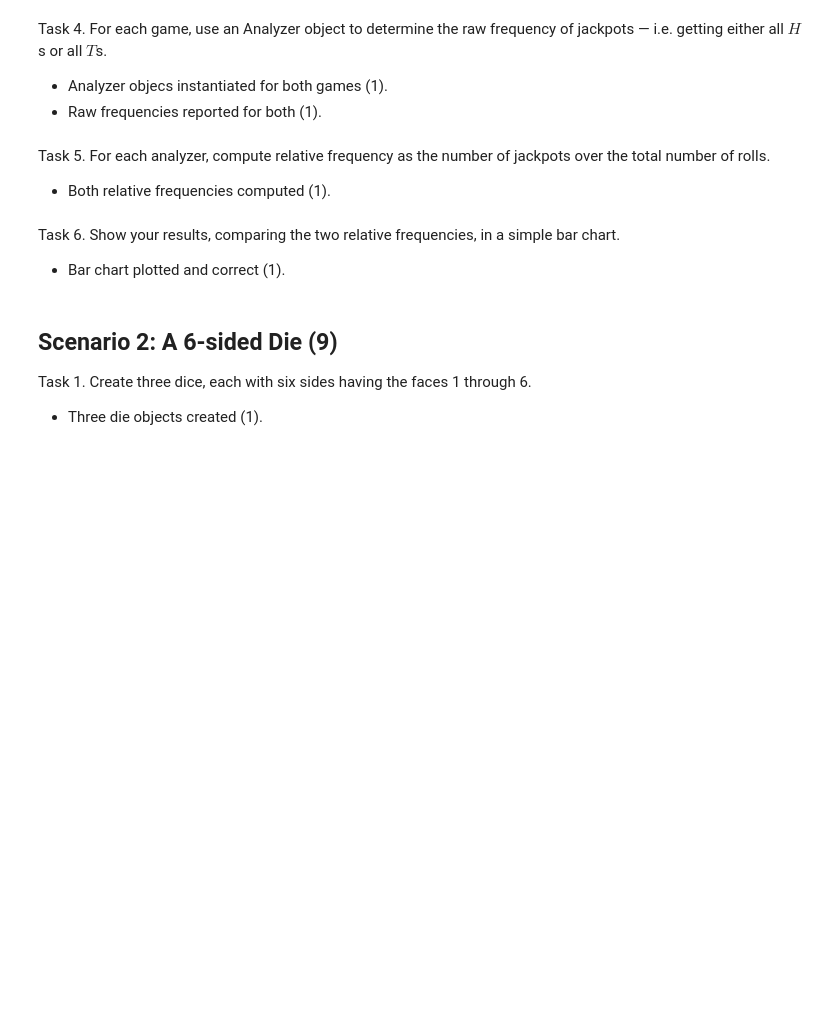
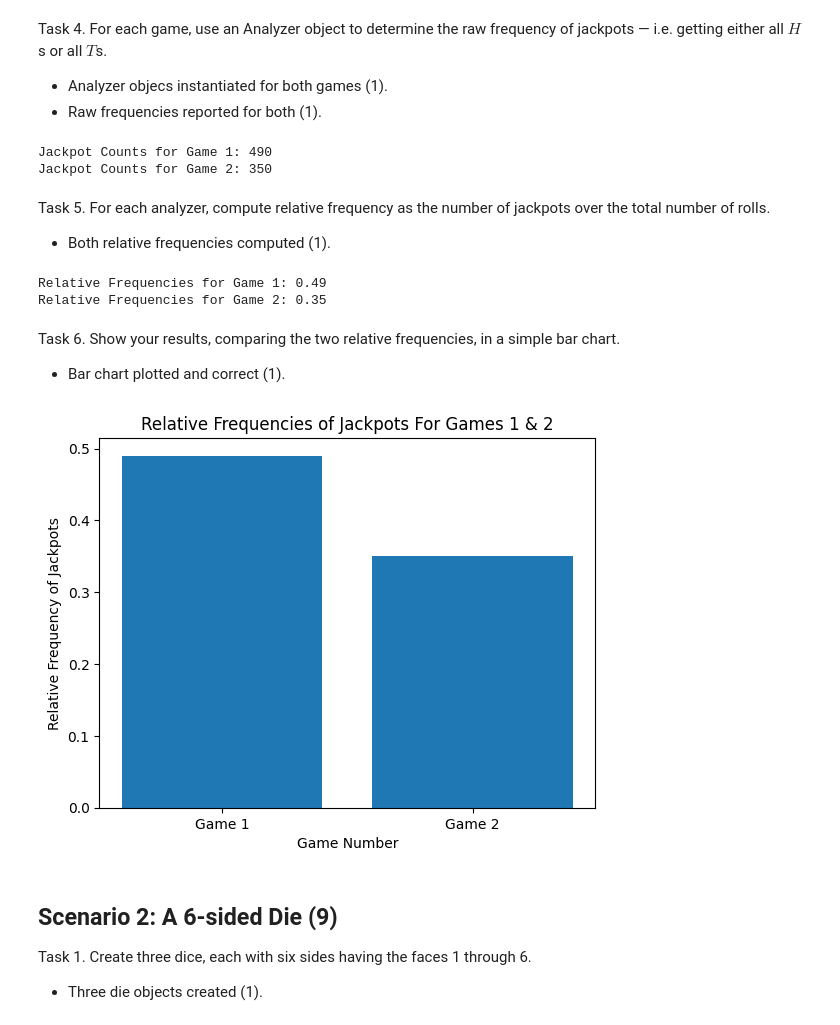
Before and after one commit to natbw/MCS, a Jupyter notebook: DS51200_FinalProjectTemplate.ipynb, the cells around one changed output. Saved outputs shown, nothing was run; the diff lists cells and outputs as text; code cells hidden in the pictures; blank space fills up the shorter version.

```diff
--- a/DS51200_FinalProjectTemplate.ipynb
+++ b/DS51200_FinalProjectTemplate.ipynb
@@ -1045,14 +1131,58 @@ Task 4. For each game, use an Analyzer object to determine the raw frequency of
 
 - Analyzer objecs instantiated for both games (1).
 - Raw frequencies reported for both (1).
+# %%
+# game 1 analyzer
+game1_analyzer = Analyzer(game1)
+game1_jackpots = game1_analyzer.jackpot_counts()
+
+# game 2 analyzer
+game2_analyzer = Analyzer(game2)
+game2_jackpots = game2_analyzer.jackpot_counts()
+
+# print results
+print(f"Jackpot Counts for Game 1: {game1_jackpots}")
+print(f"Jackpot Counts for Game 2: {game2_jackpots}")
+# %% [output]
+Jackpot Counts for Game 1: 490
+Jackpot Counts for Game 2: 350
 # %% [markdown]
 Task 5. For each analyzer, compute relative frequency as the number of jackpots over the total number of rolls.
 
 - Both relative frequencies computed (1).
+# %%
+# get total rolls
+total_rolls = 1000
+
+# divide jackpots by total number of rolls to get relative frequencies
+game1_relfreq = game1_jackpots / total_rolls
+game2_relfreq = game2_jackpots / total_rolls
+
+# print results
+print(f"Relative Frequencies for Game 1: {game1_relfreq}")
+print(f"Relative Frequencies for Game 2: {game2_relfreq}")
+# %% [output]
+Relative Frequencies for Game 1: 0.49
+Relative Frequencies for Game 2: 0.35
 # %% [markdown]
 Task 6. Show your results, comparing the two relative frequencies, in a simple bar chart.
 
 - Bar chart plotted and correct (1).
+# %%
+# organize data for plotting
+xvals = ['Game 1', 'Game 2']
+yvals = [game1_relfreq, game2_relfreq]
+
+# create bar plot and format
+plt.bar(xvals, yvals)
+plt.title('Relative Frequencies of Jackpots For Games 1 & 2')
+plt.xlabel('Game Number')
+plt.ylabel('Relative Frequency of Jackpots')
+
+# show plot
+plt.show()
+# %% [output]
+[figure, added]
 # %% [markdown]
 ## Scenario 2: A 6-sided Die (9)
 
```
Also changed, not shown: parts of 25 cells of this notebook, 3 other files.
